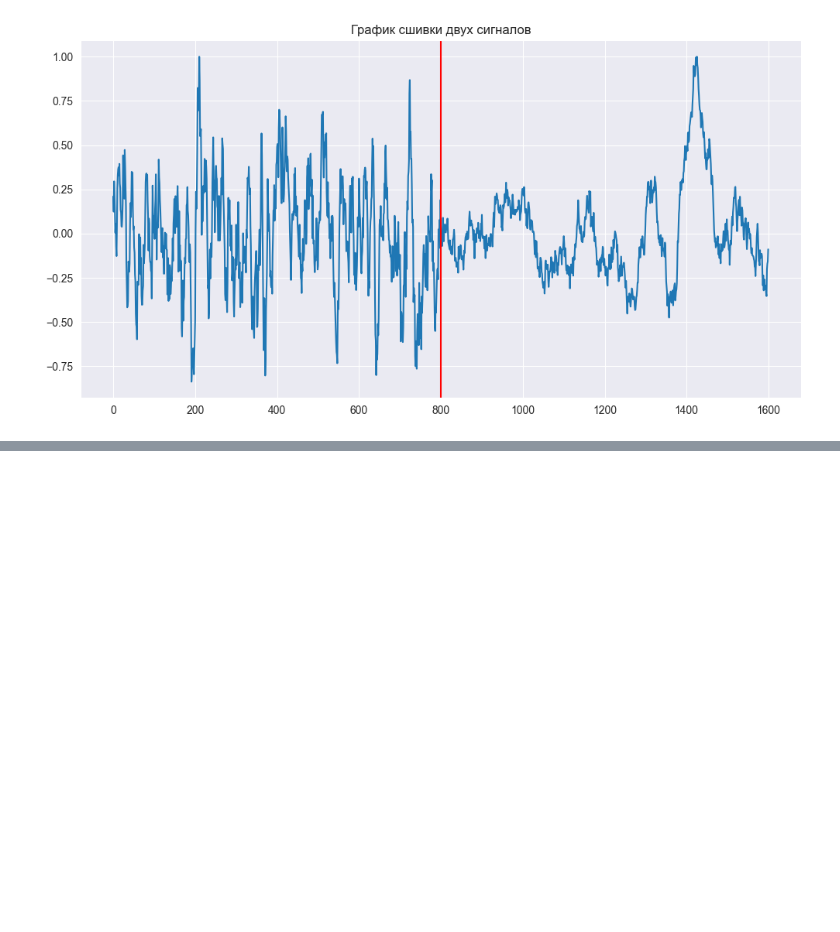
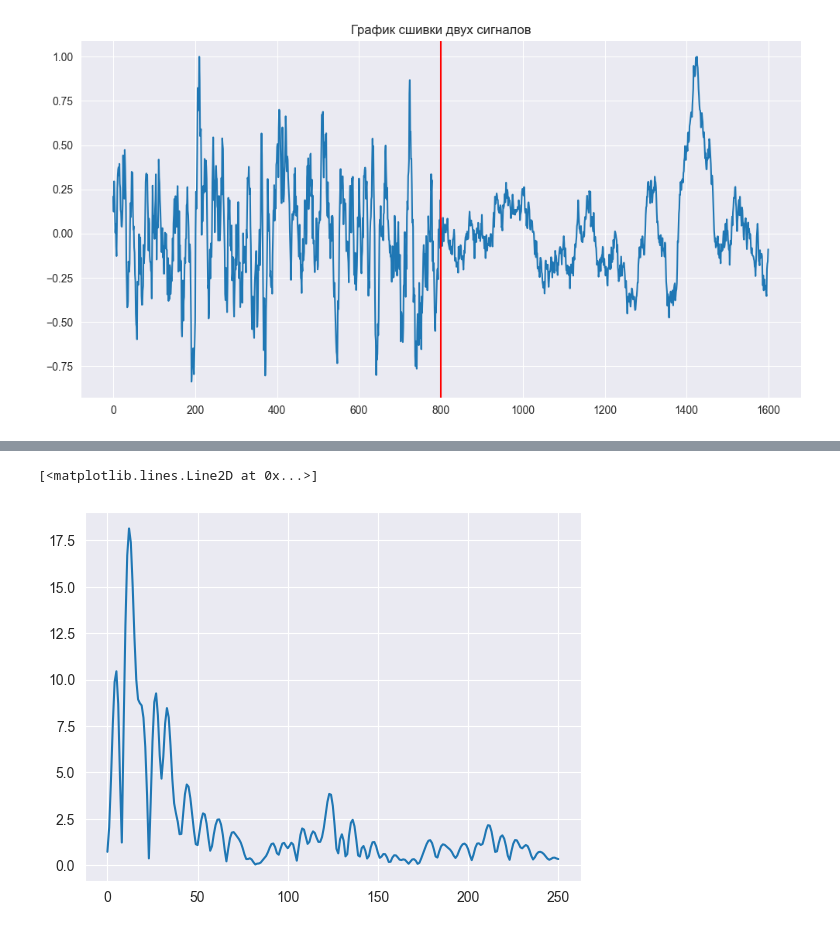
Before and after one commit to aldmitry/signal_processing_with_NN, a Jupyter notebook: ACF_NN.ipynb, the cells around one changed output, grey strips where cells are left out. Drawn from its saved outputs; the diff is of its cells as text; code cells hidden in the pictures; blank space fills up the shorter version.

```diff
--- a/ACF_NN.ipynb
+++ b/ACF_NN.ipynb
@@ -210,6 +210,17 @@ def halving_treshold_stats(hulving_moments, window, length1, length2):
             break
 
     return stats
+# %%
+def pad_zeros(x, maxlen, how = 'pre'):
+    x = np.array(x)
+    lenx = x.shape[0]
+    len0 = maxlen - lenx
+    x0 = np.zeros(len0)
+    if how == 'pre':
+        x = np.concatenate([x0,x])
+    elif how == 'after':
+        x = np.concatenate([x,x0])
+    return x
 # %% [markdown]
 # Autocorrelation function observing
 # %%
@@ -250,0 +273,7 @@ plt.show()
+# %%
+signal1 = pad_zeros(signal1, 500)
+s1 = np.abs(rfft(signal1))
+plt.plot(s1)
+# %% [output]
+[<matplotlib.lines.Line2D at 0x...>]
+[figure, added]
```
Also changed, not shown: parts of 4 cells of this notebook, 2 other files.
